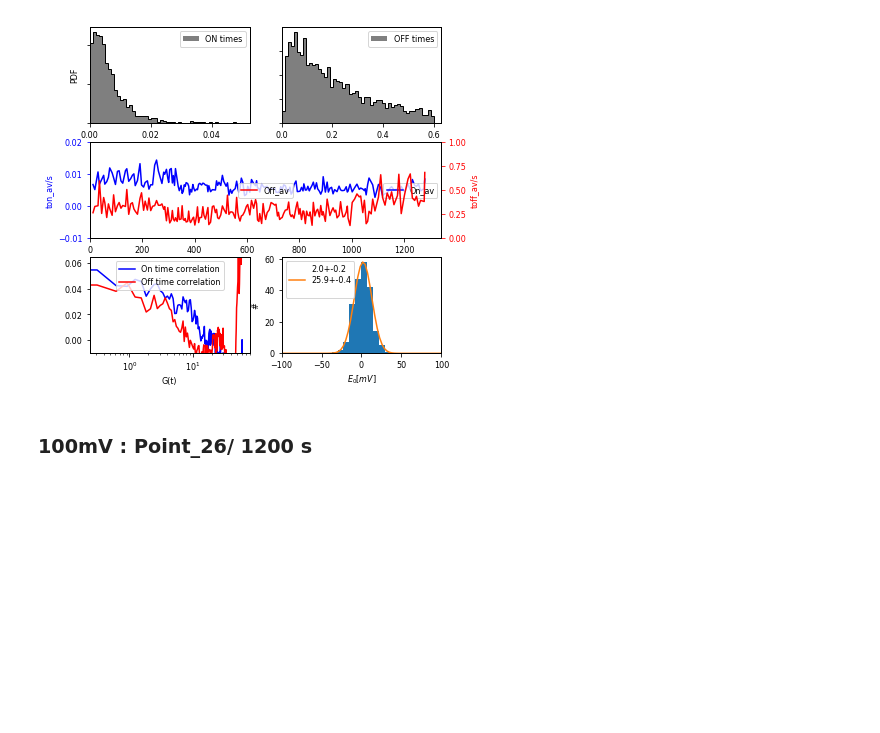
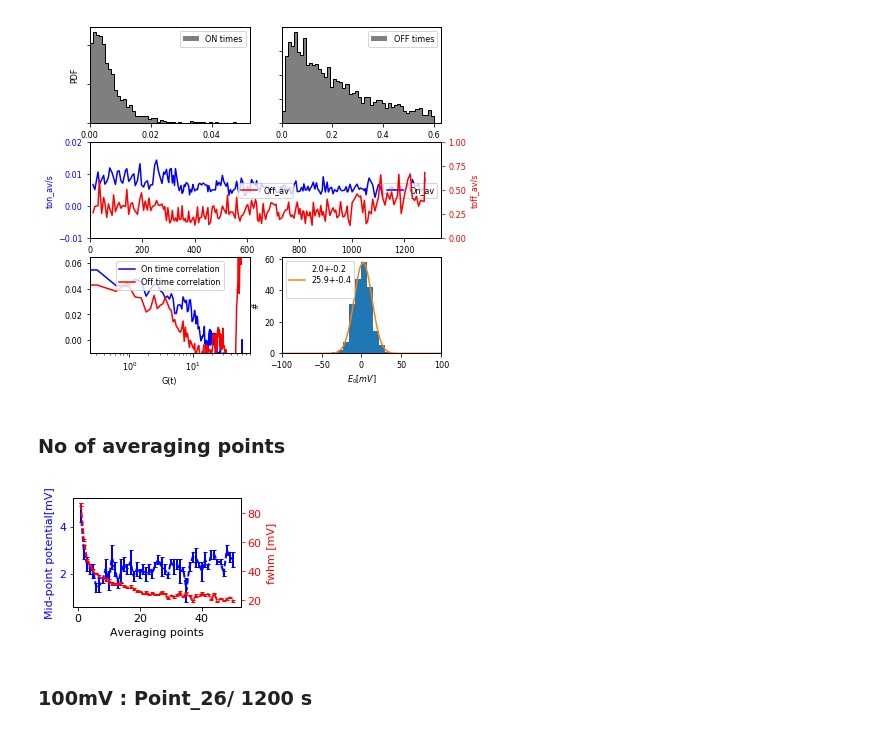
Before and after one commit to biswajitSM/Azurin_SM_repo, a Jupyter notebook: Manuscript/Figure/Manuscript_figures.ipynb, the cells around one changed output. Saved outputs shown, nothing was run; the diff lists cells and outputs as text; code cells hidden in the pictures; blank space fills up the shorter version.

Commit message:
Some grammatical changes and supfig: N_avgpoints_vs_fwhmwidth

```diff
--- a/Manuscript/Figure/Manuscript_figures.ipynb
+++ b/Manuscript/Figure/Manuscript_figures.ipynb
@@ -829,3 +829,5 @@ savefig('/home/biswajit/Downloads/SM_statistics.svg', format='svg', dpi=300, tra
 mpl.rcParams["font.size"] = "10"
 # %% [output]
 [figure]
+# %% [markdown]
+### No of averaging points
@@ -832,3 +1006,22 @@ mpl.rcParams["font.size"] = "10"
+# %%
+# df: fit values and parameters were obtained in previous cell
+fig, ax = plt.subplots(figsize=(3, 2))
+linestyle = {"linestyle":"--", "linewidth":2, "markeredgewidth":1, "elinewidth":2, "capsize":2}
+tickstyle = {"direction":"in", "width":2, "color":'b'}
+rc('axes', linewidth=1)
+
+ax.errorbar(df['sum_points'], df['center'], yerr=df['center_err'], color='b', **linestyle)
+ax.set_ylabel('Mid-point potential[mV]', color='b')
+ax.tick_params('y', colors='b')
+
+ax_r = twinx(ax);
+ax_r.errorbar(df['sum_points'], df['fwhm'],yerr=df['fwhm_err'], color='r', **linestyle)
+ax_r.set_ylabel('fwhm [mV]', color='r')
+ax_r.tick_params('y', colors='r')
+ax.set_xlabel('Averaging points')
+plt.savefig('/home/biswajit/Downloads/N_avgpoints_vs_fwhmwidth.svg', format='svg', dpi=300, transparent=True)
+# %% [output]
+[figure, added]
 # %% [markdown]
 ### 100mV : Point_26/ 1200 s
 # %%
```
Also changed, not shown: parts of 1 cell of this notebook, 11 other files.
